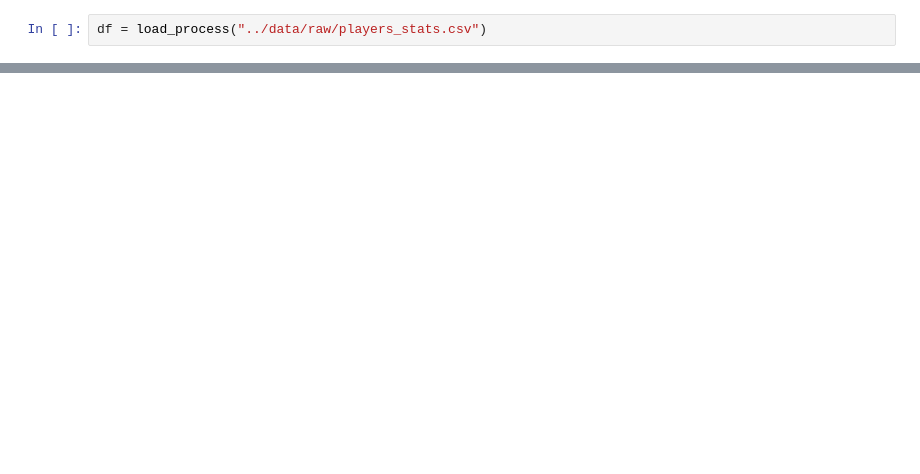
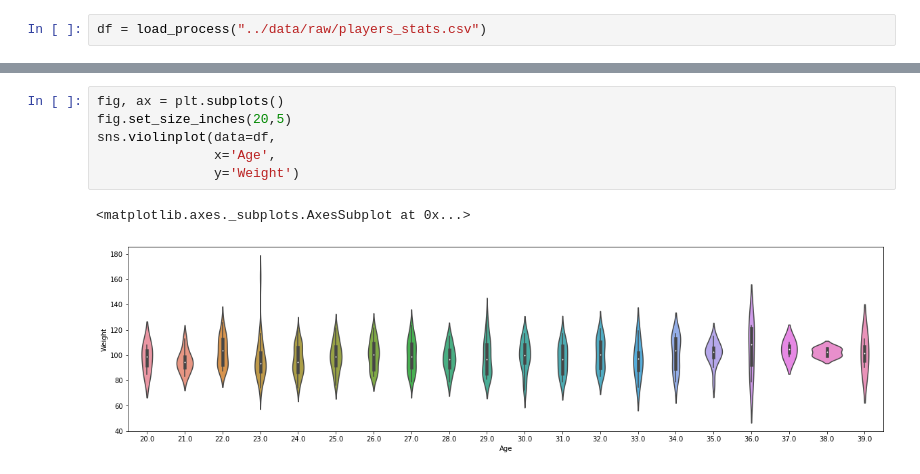
Before and after one commit to data301-2020-winter2/amir_project, a Jupyter notebook: analysis/project.ipynb, the cells around one changed output, grey strips where cells are left out. Saved outputs shown, nothing was run; the diff lists cells and outputs as text; blank space fills up the shorter version.

```diff
--- a/analysis/project.ipynb
+++ b/analysis/project.ipynb
@@ -22,0 +124,9 @@ df.d
+# %%
+fig, ax = plt.subplots()
+fig.set_size_inches(20,5)
+sns.violinplot(data=df,
+               x='Age',
+               y='Weight')
+# %% [output]
+<matplotlib.axes._subplots.AxesSubplot at 0x...>
+[figure, added]
```
Also changed, not shown: parts of 27 cells of this notebook, 2 other files.
